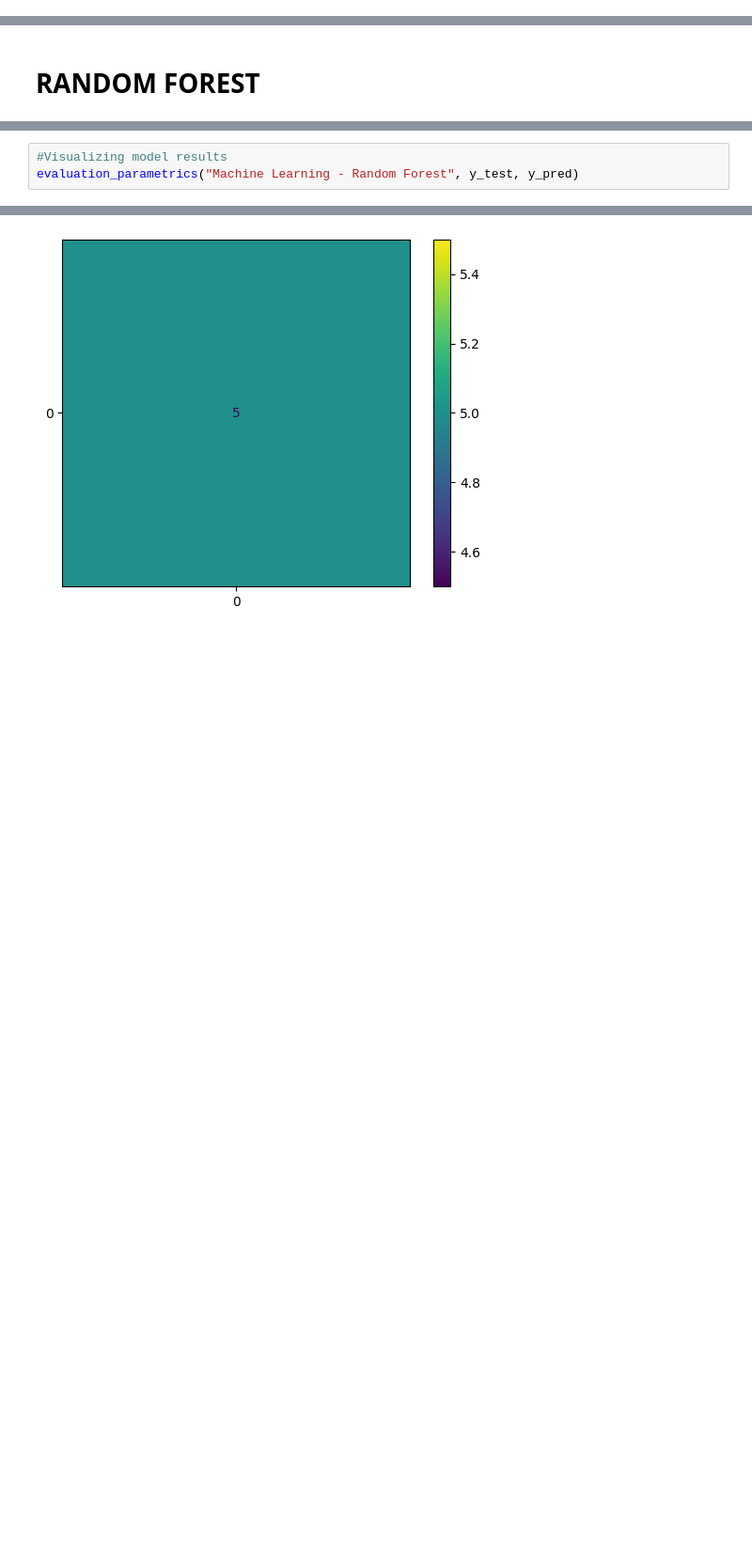
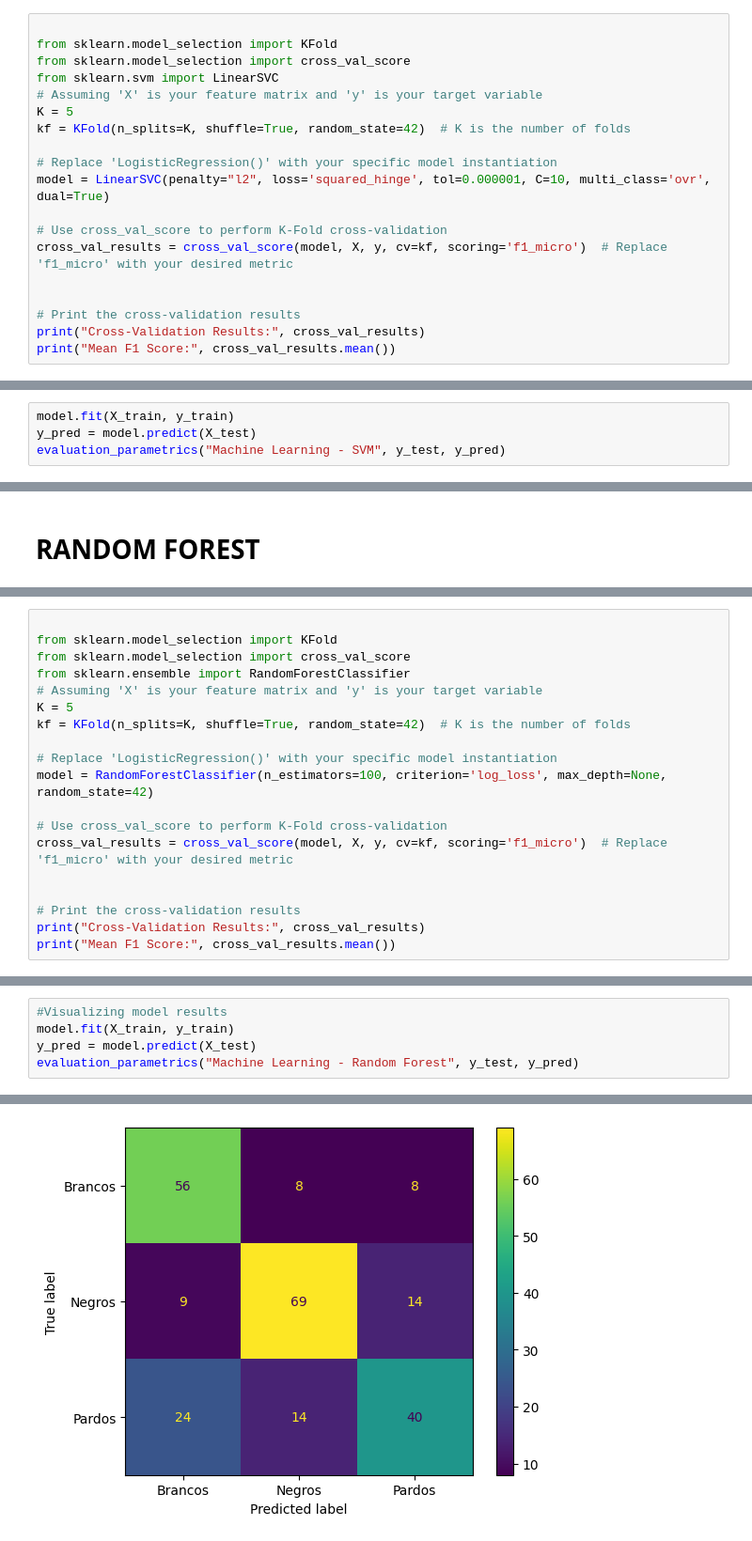
Before and after one commit to Davi-Ga/crawler-api, a Jupyter notebook: app/ML/classificacao_vies_racial.ipynb, the cells around one changed output, grey strips where cells are left out. Shown at 94% size. Cells and saved outputs as stored; diff of their text form; blank space fills up the shorter version.

```diff
--- a/app/ML/classificacao_vies_racial.ipynb
+++ b/app/ML/classificacao_vies_racial.ipynb
@@ -360,0 +451,19 @@ ValueError: The number of FixedLocator locations (1), usually from a call to set
+# %%
+
+from sklearn.model_selection import KFold
+from sklearn.model_selection import cross_val_score
+from sklearn.svm import LinearSVC
+# Assuming 'X' is your feature matrix and 'y' is your target variable
+K = 5
+kf = KFold(n_splits=K, shuffle=True, random_state=42)  # K is the number of folds
+
+# Replace 'LogisticRegression()' with your specific model instantiation
+model = LinearSVC(penalty="l2", loss='squared_hinge', tol=0.000001, C=10, multi_class='ovr', dual=True)
+
+# Use cross_val_score to perform K-Fold cross-validation
+cross_val_results = cross_val_score(model, X, y, cv=kf, scoring='f1_micro')  # Replace 'f1_micro' with your desired metric
+
+
+# Print the cross-validation results
+print("Cross-Validation Results:", cross_val_results)
+print("Mean F1 Score:", cross_val_results.mean())
@@ -360,0 +473,4 @@ ValueError: The number of FixedLocator locations (1), usually from a call to set
+# %%
+model.fit(X_train, y_train)
+y_pred = model.predict(X_test)
+evaluation_parametrics("Machine Learning - SVM", y_test, y_pred)
@@ -385,0 +491,19 @@ Micro: 1.0
+# %%
+
+from sklearn.model_selection import KFold
+from sklearn.model_selection import cross_val_score
+from sklearn.ensemble import RandomForestClassifier
+# Assuming 'X' is your feature matrix and 'y' is your target variable
+K = 5
+kf = KFold(n_splits=K, shuffle=True, random_state=42)  # K is the number of folds
+
+# Replace 'LogisticRegression()' with your specific model instantiation
+model = RandomForestClassifier(n_estimators=100, criterion='log_loss', max_depth=None, random_state=42)
+
+# Use cross_val_score to perform K-Fold cross-validation
+cross_val_results = cross_val_score(model, X, y, cv=kf, scoring='f1_micro')  # Replace 'f1_micro' with your desired metric
+
+
+# Print the cross-validation results
+print("Cross-Validation Results:", cross_val_results)
+print("Mean F1 Score:", cross_val_results.mean())
@@ -386,5 +513,7 @@ Micro: 1.0
 # %%
 #Visualizing model results
+model.fit(X_train, y_train)
+y_pred = model.predict(X_test)
 evaluation_parametrics("Machine Learning - Random Forest", y_test, y_pred)
 # %% [output]
 Classification Report for Data Test
@@ -399 +529 @@ ValueError: The number of FixedLocator locations (1), usually from a call to set
-[figure, old version]
+[figure, new version]
```
Also changed, not shown: parts of 86 cells of this notebook, 14 other files.
